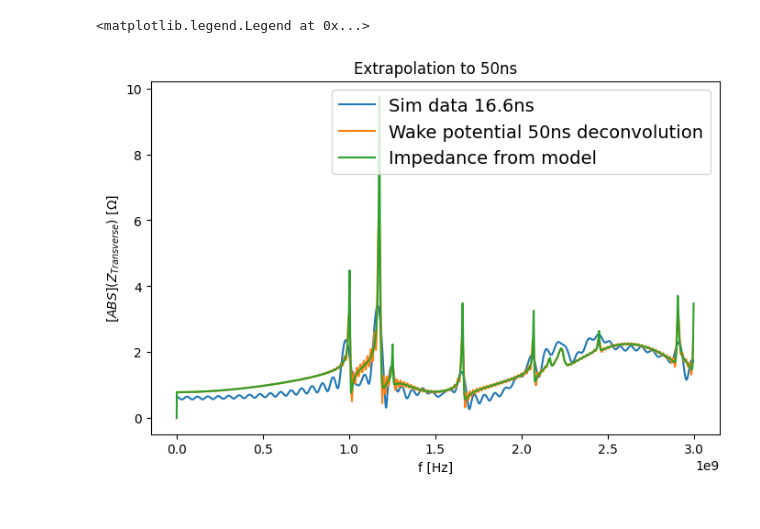
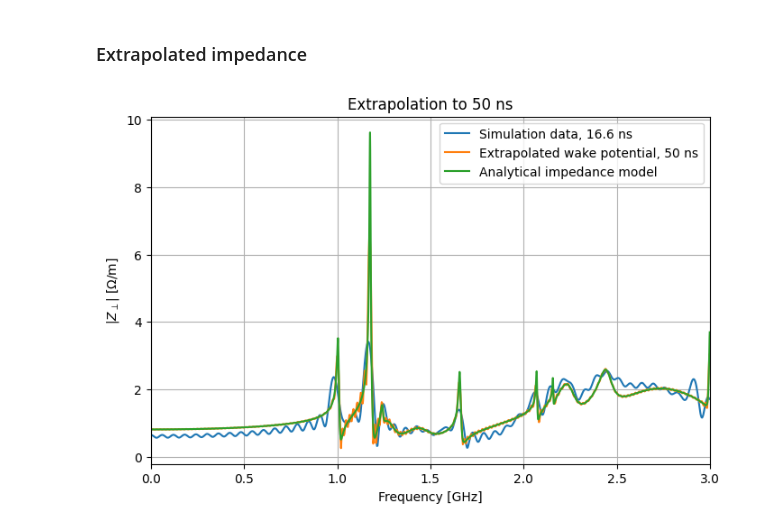
Before and after one commit to ImpedanCEI/IDDEFIX, a Jupyter notebook: examples/004b_sps_transition_impedance.ipynb, the cells around one changed output. Drawn from its saved outputs; the diff is of its cells as text; code cells hidden in the pictures.

```diff
--- a/examples/004b_sps_transition_impedance.ipynb
+++ b/examples/004b_sps_transition_impedance.ipynb
@@ -548,11 +493,5 @@ with plt.style.context(["science", "no-latex", "high-vis"]):
 # %%
 time = np.arange(-0.5e-9, 50e-9, 1e-11)
 
-wake_potential_narrowband = model.get_wake_potential(time, sigma=1e-10)
-wake_potential_broadband = broadband_model.get_wake_potential(time, sigma=1e-10)
-total_wake_potential = (wake_potential_narrowband + wake_potential_broadband) / c_light
-
-# Use model.get_wake() to retrieve the wake function
-wake_narrowband = model.get_wake(time)
-wake_broadband = broadband_model.get_wake(time)
-total_wake = (wake_narrowband + wake_broadband) / c_light
+extrapolated_wake_potential = model.get_wake_potential(time, sigma=1e-10) / c_light
+extrapolated_wake = model.get_wake(time) / c_light
@@ -613,21 +536,34 @@ plt.show()
+# %% [markdown]
+### Extrapolated impedance
 # %%
-f_50ns, Z_50ns = iddefix.compute_deconvolution(time, total_wake_potential, sigma=1e-10)
-Z_50ns *= 1j  # Transverse convention
+frequency_50ns, impedance_50ns = iddefix.compute_deconvolution(
+    time,
+    extrapolated_wake_potential,
+    sigma=1e-10,
+)
+impedance_50ns *= 1j  # Apply the transverse convention.
 
-f_model = np.arange(0, 3e9, 1e6)
-Z_narrowband = model.get_impedance(f_model)
-Z_broadband = broadband_model.get_impedance(f_model)
-Z_total = Z_narrowband + Z_broadband
+model_frequency = np.arange(0, 3e9, 1e6)
+model_impedance = model.get_impedance(model_frequency)
 
 plt.figure(figsize=(8, 5))
-plt.plot(f, np.abs(Z), label="Sim data 16.6ns")
-plt.plot(f_50ns, np.abs(Z_50ns), label="Wake potential 50ns deconvolution")
-plt.plot(f_model, np.abs(Z_total), label="Impedance from model")
-plt.legend()
-plt.title("Extrapolation to 50ns")
-plt.xlabel("f [Hz]")
-plt.ylabel("$[ABS](Z_{Transverse})$ [$\Omega$]")
-plt.legend(loc="best", fontsize=14)
+plt.plot(frequency_ghz, np.abs(impedance), label="Simulation data, 16.6 ns")
+plt.plot(
+    frequency_50ns * 1e-9,
+    np.abs(impedance_50ns),
+    label="Extrapolated wake potential, 50 ns",
+)
+plt.plot(
+    model_frequency * 1e-9,
+    np.abs(model_impedance),
+    label="Analytical impedance model",
+)
+plt.title("Extrapolation to 50 ns")
+plt.xlabel("Frequency [GHz]")
+plt.ylabel(r"$|Z_\perp|$ [$\Omega$/m]")
+plt.xlim(0, 3)
+plt.grid(True)
+plt.legend(loc="best")
+plt.show()
 # %% [output]
-<matplotlib.legend.Legend at 0x...>
-[figure, old version]
+[figure, new version]
```
Also changed, not shown: parts of 40 cells of this notebook, 7 other files.
